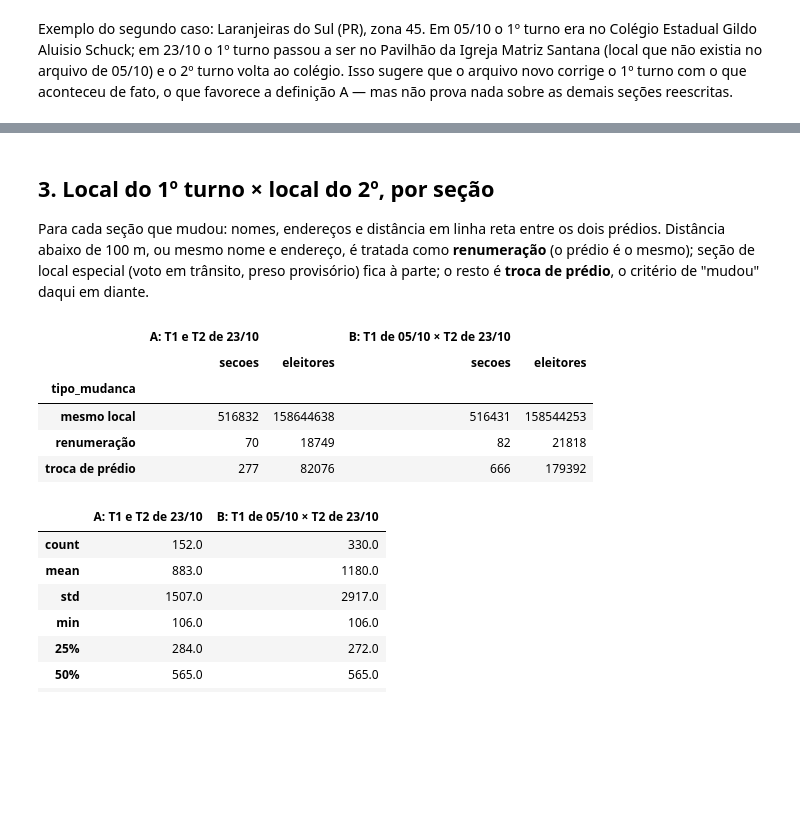
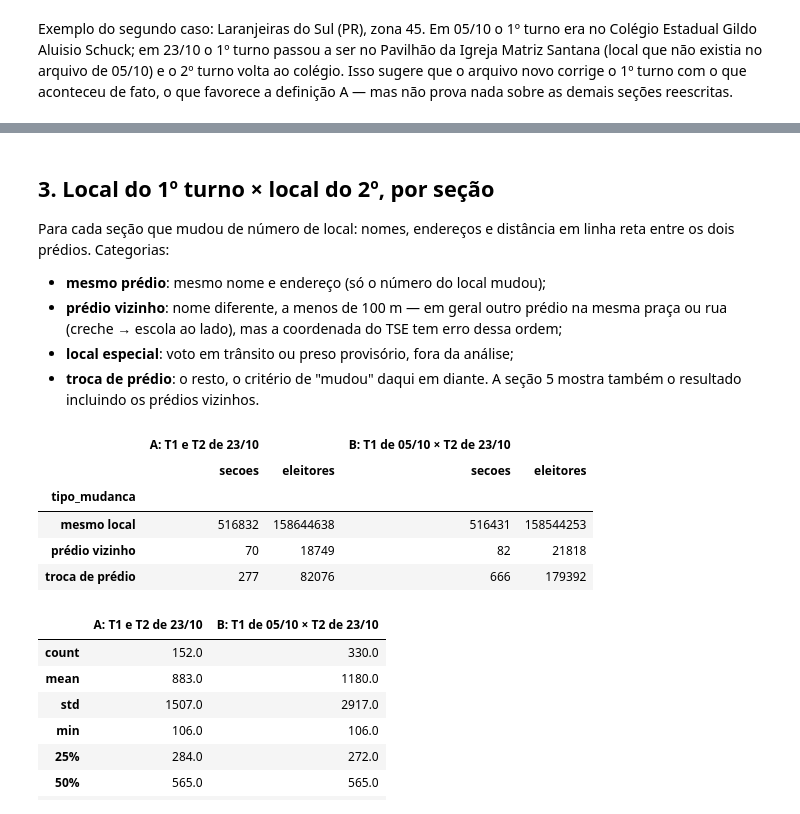
Before and after one commit to gilandrade/dados_eleicoes, a Jupyter notebook: notebooks/mudanca_local_turno_2026.ipynb, the cells around one changed output, grey strips where cells are left out. Cells and saved outputs as stored; diff of their text form; code cells hidden in the pictures; blank space fills up the shorter version.

Commit message:
Separa os predios vizinhos e mostra o resultado com e sem eles

```diff
--- a/notebooks/mudanca_local_turno_2026.ipynb
+++ b/notebooks/mudanca_local_turno_2026.ipynb
@@ -75,8 +75,8 @@ SAIDA = PROCESSADO_DIR / "aux"
 # total oficial do 1º turno (ver CLAUDE.md, 05/10/2026)
 OFICIAL_T1 = {NR_PT: 53_879_538, NR_FLAVIO: 56_104_503}
 
-# abaixo disso, local do T1 e do T2 são tratados como o mesmo prédio renumerado
-DIST_MESMO_PREDIO_M = 100
+# abaixo disso, locais do T1 e do T2 com nomes diferentes são "prédio vizinho"
+DIST_VIZINHO_M = 100
 TIPOS_ESPECIAIS = ["Voto em trânsito", "Preso provisório"]
 
 DEF_A = "A: T1 e T2 de 23/10"
@@ -221,11 +221,16 @@ pd.DataFrame({
 # %% [markdown]
 ## 3. Local do 1º turno × local do 2º, por seção
 
-Para cada seção que mudou: nomes, endereços e distância em linha reta entre os
-dois prédios. Distância abaixo de 100 m, ou mesmo nome e endereço, é tratada
-como **renumeração** (o prédio é o mesmo); seção de local especial (voto em
-trânsito, preso provisório) fica à parte; o resto é **troca de prédio**, o
-critério de "mudou" daqui em diante.
+Para cada seção que mudou de número de local: nomes, endereços e distância em
+linha reta entre os dois prédios. Categorias:
+
+- **mesmo prédio**: mesmo nome e endereço (só o número do local mudou);
+- **prédio vizinho**: nome diferente, a menos de 100 m — em geral outro prédio
+  na mesma praça ou rua (creche → escola ao lado), mas a coordenada do TSE tem
+  erro dessa ordem;
+- **local especial**: voto em trânsito ou preso provisório, fora da análise;
+- **troca de prédio**: o resto, o critério de "mudou" daqui em diante. A seção
+  5 mostra também o resultado incluindo os prédios vizinhos.
 # %%
 def normaliza(s: pd.Series) -> pd.Series:
     return s.fillna("").str.upper().str.replace(r"\W+", " ", regex=True).str.strip()
@@ -240,39 +245,42 @@ def compara(t1: pd.DataFrame, cad_t1: pd.DataFrame, t2: pd.DataFrame, cad_t2: pd
     m = sec.loc[sec["mudou_local"]]
     a = cad_t1.reindex(m["local_t1"]).set_index(m.index)
     b = cad_t2.reindex(m["local_t2"]).set_index(m.index)
     dist = (gpd.GeoSeries(a["geometry"], crs=4674).to_crs(CRS_METRICO_BR)
             .distance(gpd.GeoSeries(b["geometry"], crs=4674).to_crs(CRS_METRICO_BR)))
-    mesmo_predio = (dist < DIST_MESMO_PREDIO_M) | (
-        (normaliza(a["nm_local_votacao"]) == normaliza(b["nm_local_votacao"]))
-        & (normaliza(a["ds_endereco"]) == normaliza(b["ds_endereco"]))
+    mesmo_predio = (normaliza(a["nm_local_votacao"]) == normaliza(b["nm_local_votacao"])) & (
+        normaliza(a["ds_endereco"]) == normaliza(b["ds_endereco"])
     )
-    tipo = pd.Series(np.where(mesmo_predio, "renumeração", "troca de prédio"), index=m.index)
-    tipo[a["ds_tipo_local"].isin(TIPOS_ESPECIAIS) | b["ds_tipo_local"].isin(TIPOS_ESPECIAIS)] = "local especial"
+    especial = a["ds_tipo_local"].isin(TIPOS_ESPECIAIS) | b["ds_tipo_local"].isin(TIPOS_ESPECIAIS)
+    tipo = pd.Series(
+        np.select([especial, mesmo_predio, dist < DIST_VIZINHO_M],
+                  ["local especial", "mesmo prédio", "prédio vizinho"], default="troca de prédio"),
+        index=m.index,
+    )
 
     sec["tipo_mudanca"] = tipo.reindex(sec.index).fillna("mesmo local")
     sec["dist_m"] = dist.reindex(sec.index)
     for col in ["nm_local_votacao", "ds_endereco", "nm_bairro", "ds_tipo_local"]:
         sec[f"{col}_t1"] = a[col].reindex(sec.index)
         sec[f"{col}_t2"] = b[col].reindex(sec.index)
     sec["mudou"] = sec["tipo_mudanca"] == "troca de prédio"
     sec["regiao"] = sec["cd_mun"].str[0].map(REGIAO).fillna("Exterior")
     return sec.reset_index()
 
 
 DEFINICOES = {
     DEF_A: compara(t1_novo, c_novo_t1, t2_novo, c_novo_t2),
     DEF_B: compara(t1_antigo, c_antigo_t1, t2_novo, c_novo_t2),
 }
 pd.DataFrame({
     d: s.groupby("tipo_mudanca").agg(secoes=("id_secao", "size"), eleitores=("qt_eleitor_secao", "sum")).stack()
     for d, s in DEFINICOES.items()
 }).unstack()
 # %% [output]
 |  | A: T1 e T2 de 23/10 |  | B: T1 de 05/10 × T2 de 23/10 |  |
 |  | secoes | eleitores | secoes | eleitores |
 | tipo_mudanca |  |  |  |  |
 | mesmo local | 516832 | 158644638 | 516431 | 158544253 |
-| renumeração | 70 | 18749 | 82 | 21818 |
+| prédio vizinho | 70 | 18749 | 82 | 21818 |
 | troca de prédio | 277 | 82076 | 666 | 179392 |
 # %%
 pd.DataFrame({
```
Also changed, not shown: parts of 5 cells of this notebook.
